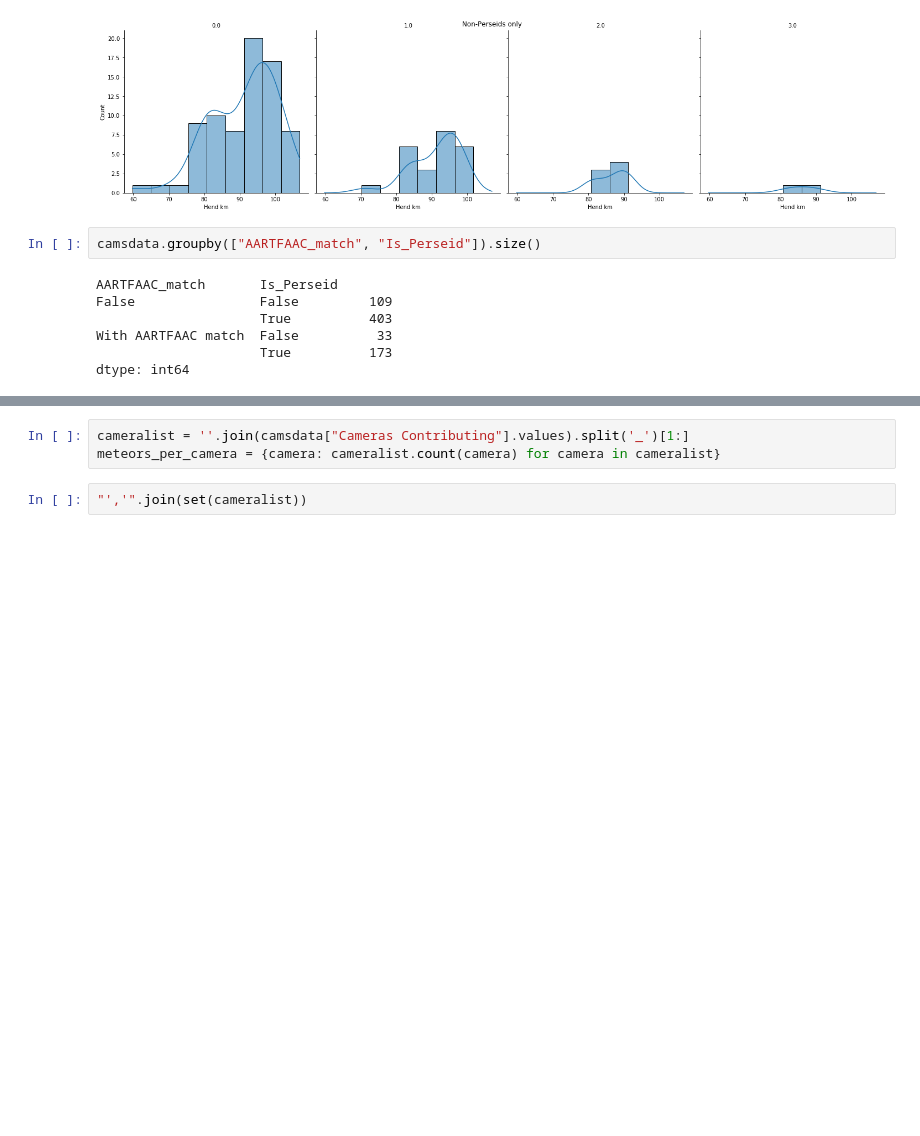
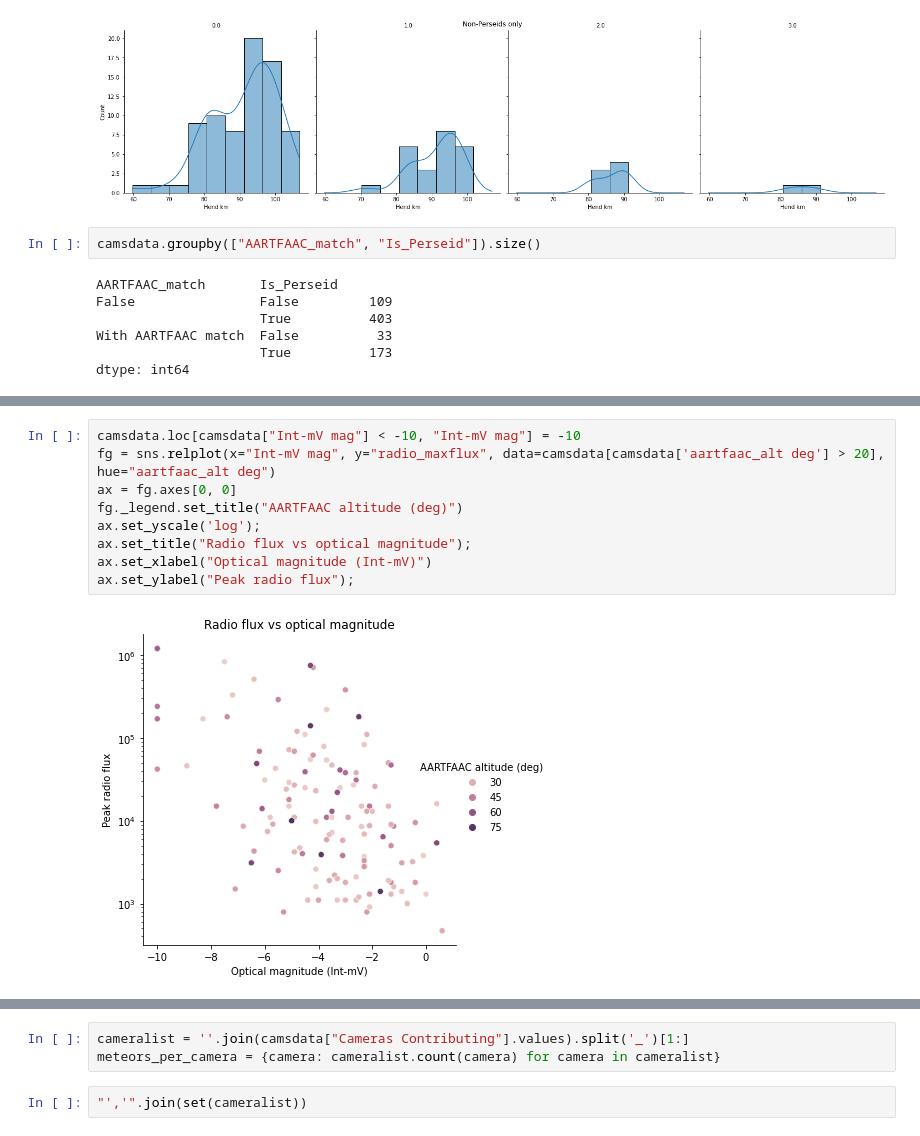
Before and after one commit to tammojan/perseids2020, a Jupyter notebook: explore_perseids.ipynb, the cells around one changed output, grey strips where cells are left out. Saved outputs shown, nothing was run; the diff lists cells and outputs as text; blank space fills up the shorter version.

```diff
--- a/explore_perseids.ipynb
+++ b/explore_perseids.ipynb
@@ -198,0 +189,11 @@ plt.ylim(0, 150);
+# %%
+camsdata.loc[camsdata["Int-mV mag"] < -10, "Int-mV mag"] = -10
+fg = sns.relplot(x="Int-mV mag", y="radio_maxflux", data=camsdata[camsdata['aartfaac_alt deg'] > 20], hue="aartfaac_alt deg")
+ax = fg.axes[0, 0]
+fg._legend.set_title("AARTFAAC altitude (deg)")
+ax.set_yscale('log');
+ax.set_title("Radio flux vs optical magnitude");
+ax.set_xlabel("Optical magnitude (Int-mV)")
+ax.set_ylabel("Peak radio flux");
+# %% [output]
+[figure, added]
```
Also changed, not shown: parts of 20 cells of this notebook.
